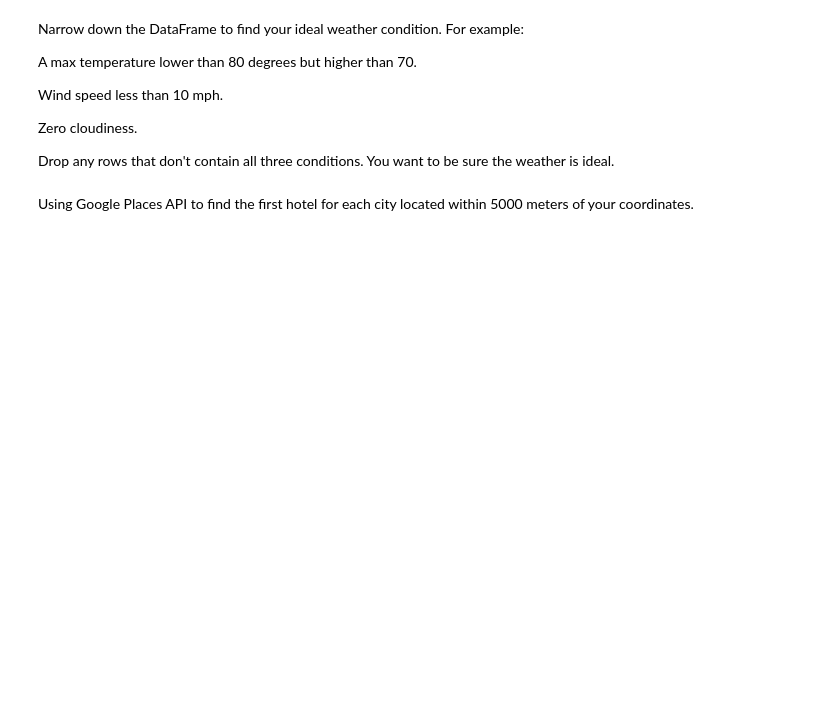
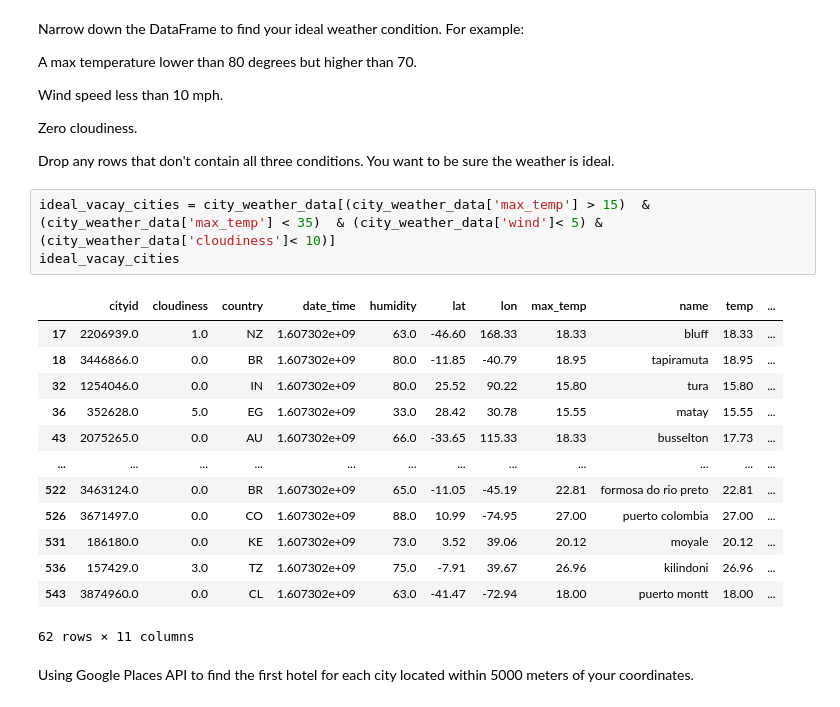
Before and after one commit to mkpennemays/Python-API-Exercise, a Jupyter notebook: VacationPy/VacationPy.ipynb, the cells around one changed output. Cells and saved outputs as stored; diff of their text form; blank space fills up the shorter version.

Commit message:
all but city and country

```diff
--- a/VacationPy/VacationPy.ipynb
+++ b/VacationPy/VacationPy.ipynb
@@ -63,5 +63,22 @@ Zero cloudiness.
 
 
 Drop any rows that don't contain all three conditions. You want to be sure the weather is ideal.
+# %%
+ideal_vacay_cities = city_weather_data[(city_weather_data['max_temp'] > 15)  & (city_weather_data['max_temp'] < 35)  & (city_weather_data['wind']< 5) & (city_weather_data['cloudiness']< 10)]
+ideal_vacay_cities
+# %% [output]
+|  | cityid | cloudiness | country | date_time | humidity | lat | lon | max_temp | name | temp | ... |
+| 17 | 2206939.0 | 1.0 | NZ | 1.607302e+09 | 63.0 | -46.60 | 168.33 | 18.33 | bluff | 18.33 | ... |
+| 18 | 3446866.0 | 0.0 | BR | 1.607302e+09 | 80.0 | -11.85 | -40.79 | 18.95 | tapiramuta | 18.95 | ... |
+| 32 | 1254046.0 | 0.0 | IN | 1.607302e+09 | 80.0 | 25.52 | 90.22 | 15.80 | tura | 15.80 | ... |
+| 36 | 352628.0 | 5.0 | EG | 1.607302e+09 | 33.0 | 28.42 | 30.78 | 15.55 | matay | 15.55 | ... |
+| 43 | 2075265.0 | 0.0 | AU | 1.607302e+09 | 66.0 | -33.65 | 115.33 | 18.33 | busselton | 17.73 | ... |
+| ... | ... | ... | ... | ... | ... | ... | ... | ... | ... | ... | ... |
+| 522 | 3463124.0 | 0.0 | BR | 1.607302e+09 | 65.0 | -11.05 | -45.19 | 22.81 | formosa do rio preto | 22.81 | ... |
+| 526 | 3671497.0 | 0.0 | CO | 1.607302e+09 | 88.0 | 10.99 | -74.95 | 27.00 | puerto colombia | 27.00 | ... |
+| 531 | 186180.0 | 0.0 | KE | 1.607302e+09 | 73.0 | 3.52 | 39.06 | 20.12 | moyale | 20.12 | ... |
+| 536 | 157429.0 | 3.0 | TZ | 1.607302e+09 | 75.0 | -7.91 | 39.67 | 26.96 | kilindoni | 26.96 | ... |
+| 543 | 3874960.0 | 0.0 | CL | 1.607302e+09 | 63.0 | -41.47 | -72.94 | 18.00 | puerto montt | 18.00 | ... |
+62 rows × 11 columns
 # %% [markdown]
 Using Google Places API to find the first hotel for each city located within 5000 meters of your coordinates.
```
Also changed, not shown: parts of 3 cells of this notebook.
